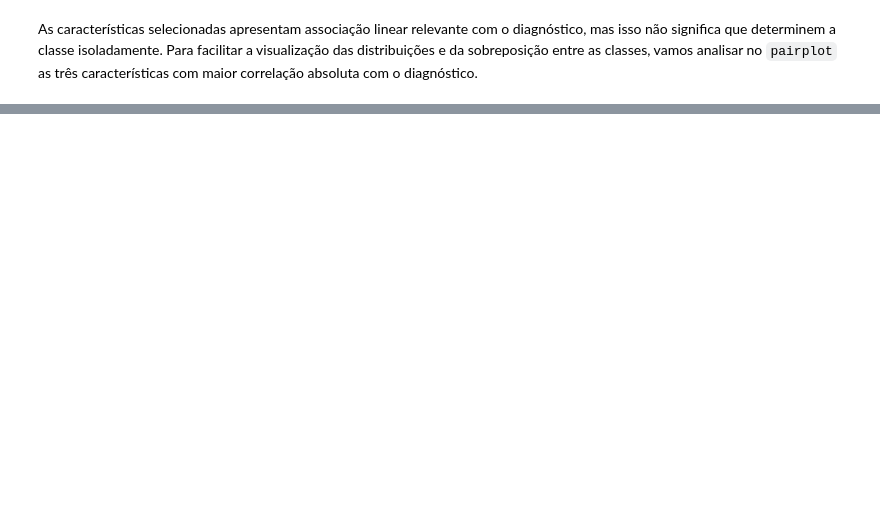
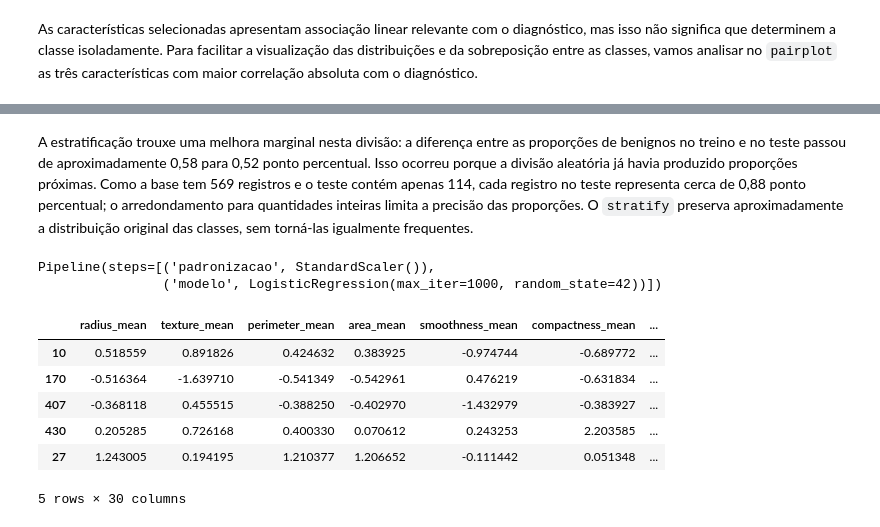
Before and after one commit to douglas-mcosta/fiap-tech-challenge-fase01, a Jupyter notebook: tech-challenge.ipynb, the cells around one changed output, grey strips where cells are left out. Drawn from its saved outputs; the diff is of its cells as text; code cells hidden in the pictures; blank space fills up the shorter version.

Commit message:
feat: adiciona estratificação e regressão logística inicial

```diff
--- a/tech-challenge.ipynb
+++ b/tech-challenge.ipynb
@@ -397,0 +528,35 @@ plt.show()
+# %% [markdown]
+A estratificação trouxe uma melhora marginal nesta divisão: a diferença entre as proporções de benignos no treino e no teste passou de aproximadamente 0,58 para 0,52 ponto percentual. Isso ocorreu porque a divisão aleatória já havia produzido proporções próximas. Como a base tem 569 registros e o teste contém apenas 114, cada registro no teste representa cerca de 0,88 ponto percentual; o arredondamento para quantidades inteiras limita a precisão das proporções. O `stratify` preserva aproximadamente a distribuição original das classes, sem torná-las igualmente frequentes.
+# %%
+from sklearn.pipeline import Pipeline
+from sklearn.preprocessing import StandardScaler
+from sklearn.linear_model import LogisticRegression
+
+modelo_regressao = Pipeline([
+    ("padronizacao", StandardScaler()),
+    ("modelo", LogisticRegression(
+        max_iter=1000,
+        random_state=42
+    ))
+])
+# %%
+modelo_regressao.fit(x_train, y_train)
+# %% [output]
+Pipeline(steps=[('padronizacao', StandardScaler()),
+                ('modelo', LogisticRegression(max_iter=1000, random_state=42))])
+# %%
+dados_padronizados = pd.DataFrame(
+    modelo_regressao.named_steps["padronizacao"].transform(x_train),
+    columns=x_train.columns,
+    index=x_train.index
+)
+
+dados_padronizados.head()
+# %% [output]
+|  | radius_mean | texture_mean | perimeter_mean | area_mean | smoothness_mean | compactness_mean | ... |
+| 10 | 0.518559 | 0.891826 | 0.424632 | 0.383925 | -0.974744 | -0.689772 | ... |
+| 170 | -0.516364 | -1.639710 | -0.541349 | -0.542961 | 0.476219 | -0.631834 | ... |
+| 407 | -0.368118 | 0.455515 | -0.388250 | -0.402970 | -1.432979 | -0.383927 | ... |
+| 430 | 0.205285 | 0.726168 | 0.400330 | 0.070612 | 0.243253 | 2.203585 | ... |
+| 27 | 1.243005 | 0.194195 | 1.210377 | 1.206652 | -0.111442 | 0.051348 | ... |
+5 rows × 30 columns
```
Also changed, not shown: parts of 21 cells of this notebook.
